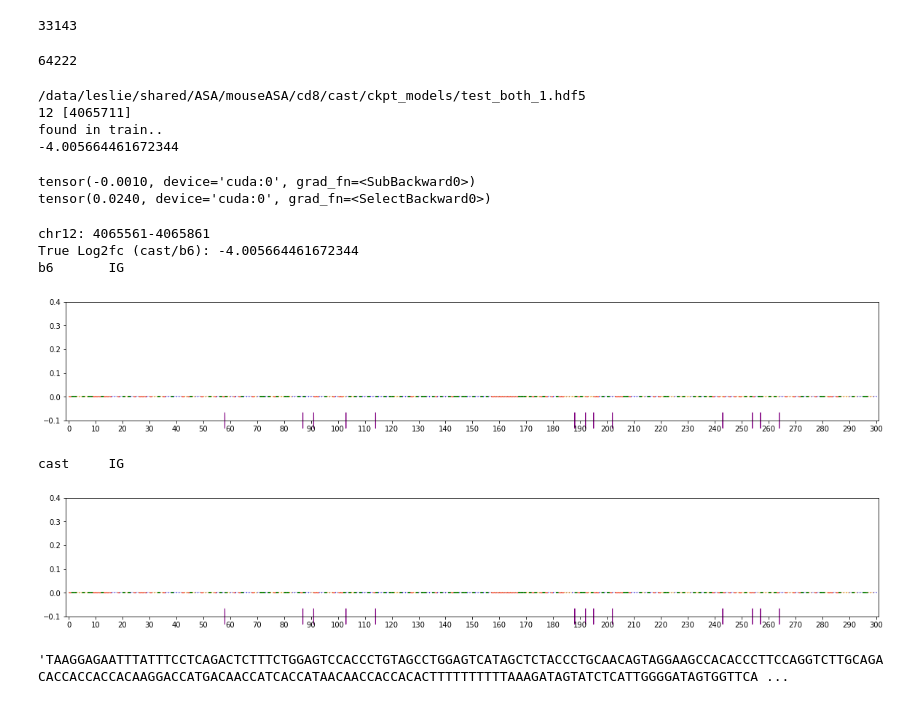
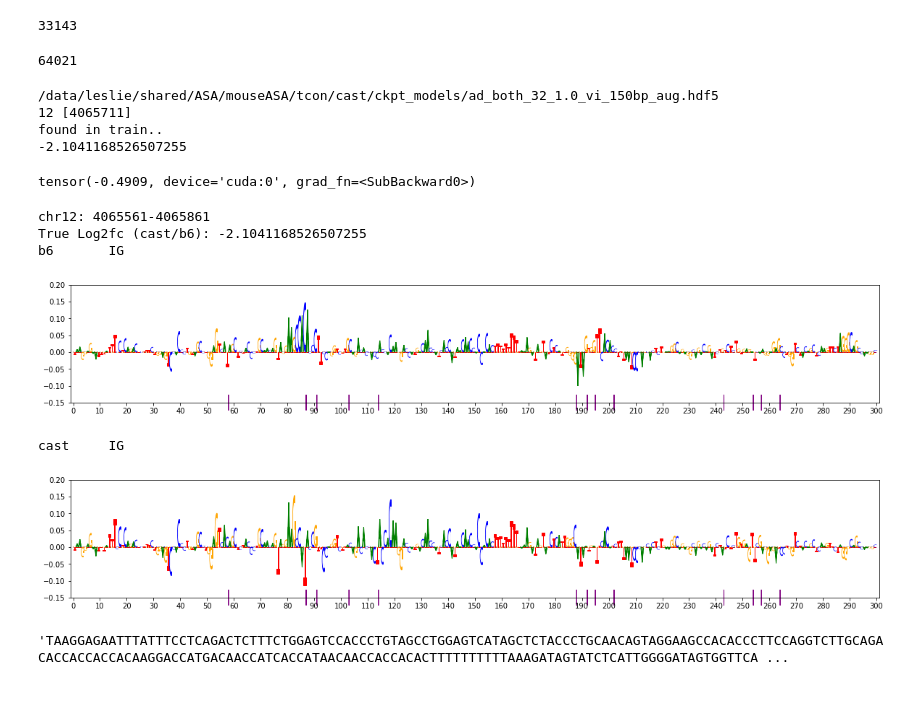
Before and after one commit to adityasinha379/mouseASA, a Jupyter notebook: scripts/analysis_pairScan.ipynb, the cells around one changed output. Saved outputs shown, nothing was run; the diff lists cells and outputs as text; code cells hidden in the pictures.

```diff
--- a/scripts/analysis_pairScan.ipynb
+++ b/scripts/analysis_pairScan.ipynb
@@ -60,20 +59,21 @@ print(np.max(np.abs(pred_fc)))
 import matplotlib.pyplot as plt
 from scipy.stats import gaussian_kde, spearmanr
 
-x = y_test[np.where(y_pred>-1.5)[0]]
-y = y_pred[np.where(y_pred>-1.5)[0]]
+thresh = -1.5
+x = y_test[np.where(y_pred>thresh)[0]]
+y = y_pred[np.where(y_pred>thresh)[0]]
 cor = spearmanr(x,y).correlation
 
 z = gaussian_kde(np.vstack([y_test,y_pred]))(np.vstack([y_test,y_pred]))
 
 plt.figure(figsize=(5,5))
 plt.scatter(y_test, y_pred, c=z, s=8, vmax = 0.2)
-plt.axhline(y=-1.5, color='r', linestyle='-')
+plt.axhline(y=thresh, color='r', linestyle='-')
 plt.ylabel('Predicted accessibility', fontsize = 14)
 plt.xlabel('True accessibility', fontsize = 14)
-plt.text(-4.2, 2.4, 'spearman r = {:.3f}'.format(cor),
+plt.text(-4.5, 1.5, 'spearman r = {:.3f}'.format(cor),
          ha='left', va='bottom',fontsize=12)
-plt.text(3, -5.2, f'{len(np.where(y_pred<-1.5)[0])}/{len(y_pred)}',
+plt.text(3, -5.2, f'{len(np.where(y_pred<-3)[0])}/{len(y_pred)}',
          ha='center', va='bottom',fontsize=12)
 plt.show()
 # %% [output]
@@ -100,8 +100,9 @@ _,_,_,_,_,temp = load_data(ctype,dataset,'_noGC'+ident+'')        # load no GC d
 temp = (temp[:len(temp)//2]).T.reshape(-1)
 totalcov = np.log2(2**temp[:len(y_test)//2]+2**temp[len(y_test)//2:]-1)
 # beta-binomial significance
-betabin_pvals = pd.read_csv(datadir+'significance/betabinom_result_combCounts_150bp_testOnly.csv')['p.adj']
-idx_sig = np.where(betabin_pvals<0.05)[0]
+# betabin_pvals = pd.read_csv(datadir+'significance/betabinom_result_combCounts_150bp_testOnly.csv')['p.adj']
+# idx_sig = np.where(betabin_pvals<0.05)[0]
+idx_sig = np.arange(len(totalcov))
 
 ax.axhline(0, c='k', alpha=0.3)
 ax.scatter(totalcov , true_fc, c = 'lavender', s = 8, alpha=0.3 )
@@ -284,12 +285,12 @@ if not flag:
 # Code to print total parameters for sanity checks
 import torch
 from model import pairScan
-model = pairScan(2,0.2,fc_train=True)
+model = pairScan(2,0.2)
 x = torch.zeros((4,2,4,300))
 _ = model(x)
 print(sum([p.numel() for p in model.parameters()]))
 # %% [output]
-64222
+64021
 # %%
 # FA code, just plug in the value of the summit in seq_name along with your trained model checkpoint
 import torch
@@ -300,13 +301,12 @@ from captum.attr import IntegratedGradients
 DEVICE = 'cuda' if torch.cuda.is_available() else 'cpu'
 method = 'IG'
 
-dataset = 'both'
-use_prior = '1'
-# SAVEPATH = f'{basedir}mouseASA/{ctype}/cast/ckpt_models/{modelname}_{dataset}_{use_prior}_{batchsize}{gc}{ident}_fc.hdf5'
-SAVEPATH = f'{basedir}mouseASA/{ctype}/cast/ckpt_models/test_both_1.hdf5'
+ident='_vi_150bp_aug'
+SAVEPATH = f'{basedir}mouseASA/{ctype}/cast/ckpt_models/{modelname}_{dataset}_{batchsize}_{weight}{gc}{ident}.hdf5'
 print(SAVEPATH)
+ident='_vi_150bp'
 model = pairScan(2, 0.2)
-model.load_state_dict(torch.load(SAVEPATH), strict=False)
+model.load_state_dict(torch.load(SAVEPATH))
 supermodel = pairScanWrapper(model)
 if method=='IG':
     ig = IntegratedGradients(supermodel)
@@ -367,28 +367,18 @@ if method=='IG':
         test_input_tensor.requires_grad_()
         attr.append(ig.attribute(test_input_tensor).detach().cpu().numpy())
     attr = np.concatenate(attr)
-elif method=='SH':
-    import shap
-    import h5py
-    with h5py.File(datadir+'data_vi_150bp.h5','r') as f:
-        background = f['x_train_b6_unegs'][()]
-        background = background[np.random.choice(np.arange(len(background)), size = 100, replace=False)]
-    sh = shap.DeepExplainer(supermodel, torch.tensor(background.transpose(0,2,1), dtype=torch.float32))
-    attr = sh.shap_values(torch.tensor(np.squeeze(x).transpose(0,2,1), dtype = torch.float32))
 
 attr = attr.reshape(-1,2,attr.shape[-2],attr.shape[-1])   # get in same shape as x
 # %% [output]
-/data/leslie/shared/ASA/mouseASA/cd8/cast/ckpt_models/test_both_1.hdf5
+/data/leslie/shared/ASA/mouseASA/tcon/cast/ckpt_models/ad_both_32_1.0_vi_150bp_aug.hdf5
 12 [4065711]
 found in train..
--4.005664461672344
+-2.1041168526507255
 # %%
 a = model(torch.from_numpy(x).type(torch.FloatTensor).transpose(2,3).to(DEVICE))
-print(a[0][0,1]-a[0][0,0])
-print(a[1][0])
+print(a[0,1]-a[0,0])
 # %% [output]
-tensor(-0.0010, device='cuda:0', grad_fn=<SubBackward0>)
-tensor(0.0240, device='cuda:0', grad_fn=<SelectBackward0>)
+tensor(-0.4909, device='cuda:0', grad_fn=<SubBackward0>)
 # %%
 import deeplift
 from deeplift.visualization import viz_sequence
@@ -400,39 +390,39 @@ if flag:
     print('True Log2fc (cast/b6):', y[1]-y[0])
     # snp_idx, to be replaced with code to find SNP locations
     idx = [58, 87, 91, 103, 114, 188, 192, 195, 202, 243, 254, 257, 264] #12:4065711
+#     idx=[24, 39, 49, 73, 156, 199] #19:53699992
 #     idx = [2,3,19,106,142,233] #17:27375655
-#     idx=[24, 39, 49, 73, 156, 199] #19:53699992
 else:
     rank = 20       # fold change rank of true accessibility change
     i = np.where(np.abs(true_fc)==temp[rank-1])[0][0]
     if i>=len( np.array(summits.loc[np.where(summits[0]==chrom_test[0])[0],1]) ):
         c = chrom_test[1]
     else:
         c = chrom_test[0]
 
     # get locations of SNPs and indels
     idx = get_loci(mods, c, chromsummits[i])
 
     print(f'chr{c}: {chromsummits[i]-seqlen//2}-{chromsummits[i]+seqlen//2}')
     print('SNP/Indel location:', idx)
     print('True Log2fc (cast/b6):', true_fc[i])
 
 seq_b6 = x_dna[i]
 seq_ca = x_dna[len(x_dna)//2+i]
 
-ylims = [-0.1,0.4]
+ylims = [-0.15,0.2]
 scores = x[i]*attr[i].transpose((0,2,1))   # (2,300,4) scores for b6,ca
 print('b6      ', method)
 viz_sequence.plot_weights(scores[0], subticks_frequency=10, figsize = (20,3), snp_list=idx, ylims=ylims)
 print('cast    ', method)
 viz_sequence.plot_weights(scores[1], subticks_frequency=10, figsize = (20,3), snp_list=idx, ylims=ylims)
 # %% [output]
 chr12: 4065561-4065861
-True Log2fc (cast/b6): -4.005664461672344
+True Log2fc (cast/b6): -2.1041168526507255
 b6       IG
-[figure, old version]
+[figure, new version]
 cast     IG
-[figure, old version]
+[figure, new version]
 # %%
 seq_b6
 # %% [output]
```
Also changed, not shown: parts of 11 cells of this notebook, 15 other files.
